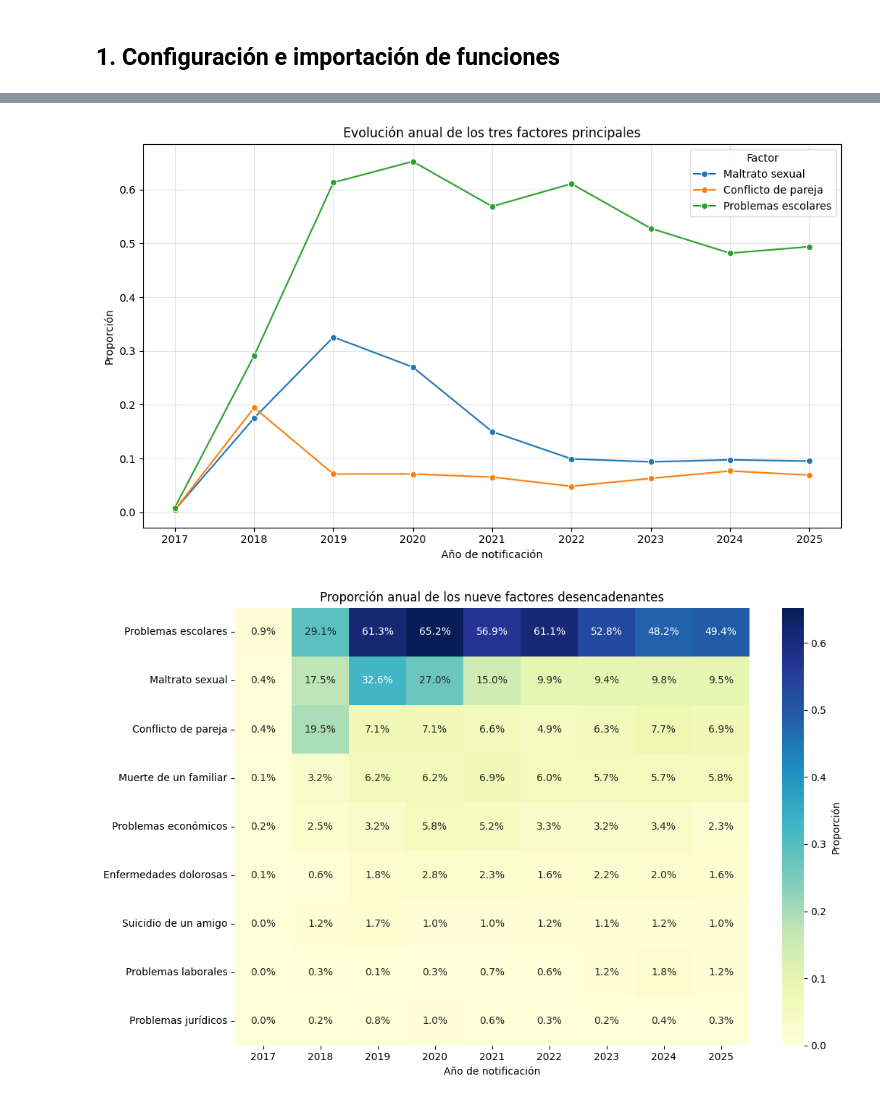
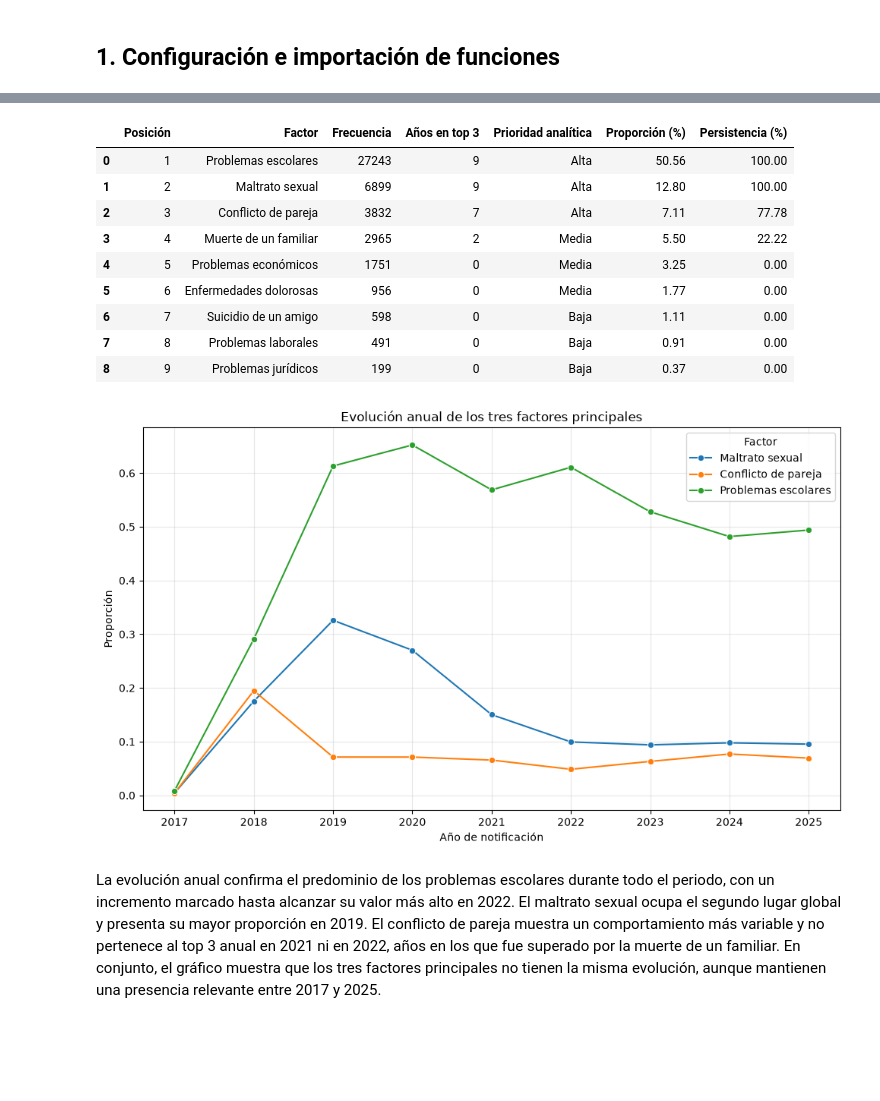
Before and after one commit to Pyate40/proyecto_analitica_datos, a Jupyter notebook: notebooks/analisis_factores_ideacion_suicida.ipynb, the cells around one changed output, grey strips where cells are left out. Drawn from its saved outputs; the diff is of its cells as text; code cells hidden in the pictures; blank space fills up the shorter version.

```diff
--- a/notebooks/analisis_factores_ideacion_suicida.ipynb
+++ b/notebooks/analisis_factores_ideacion_suicida.ipynb
@@ -83,24 +178,0 @@ Se calculan la frecuencia y proporción global, los resultados por año y los tr
-# %%
-resumen_global, resumen_anual, top3_anual = calcular_indicadores(datos_estudio)
-numero_anos = datos_estudio["ano_notificacion"].nunique()
-ranking = generar_ranking(resumen_global, top3_anual, numero_anos)
-
-print("Resumen global")
-resumen_global_mostrar = resumen_global.copy()
-resumen_global_mostrar["Proporción (%)"] = (resumen_global_mostrar.pop("Proporción") * 100).round(2)
-display(resumen_global_mostrar)
-
-print("Frecuencias anuales")
-tabla_frecuencias = resumen_anual.pivot(index="Año", columns="factor", values="Frecuencia")
-display(tabla_frecuencias)
-
-print("Top 3 de cada año")
-top3_mostrar = top3_anual[["Año", "Posición anual", "Factor", "Frecuencia", "Proporción"]].copy()
-top3_mostrar["Proporción (%)"] = (top3_mostrar.pop("Proporción") * 100).round(2)
-display(top3_mostrar)
-
-print("Ranking final")
-ranking_mostrar = ranking.drop(columns="factor").copy()
-ranking_mostrar["Proporción (%)"] = (ranking_mostrar.pop("Proporción") * 100).round(2)
-ranking_mostrar["Persistencia (%)"] = (ranking_mostrar.pop("Persistencia") * 100).round(2)
-display(ranking_mostrar)
@@ -186,8 +179,30 @@ grafico_ranking_global(ranking)
-# %%
-grafico_evolucion_top3(resumen_anual, factores_top3)
-# %% [output]
-[figure, removed]
-# %%
-grafico_mapa_calor_anual(resumen_anual)
-# %% [output]
-[figure, removed]
+# %%
+top3_anual = obtener_top3_anual(resumen_anual)
+numero_anos = ANO_FINAL - ANO_INICIAL + 1
+ranking = generar_ranking(resumen_global, top3_anual, numero_anos)
+
+ranking_mostrar = ranking.drop(columns="factor").copy()
+ranking_mostrar["Proporción (%)"] = (
+    ranking_mostrar.pop("Proporción") * 100
+).round(2)
+ranking_mostrar["Persistencia (%)"] = (
+    ranking_mostrar.pop("Persistencia") * 100
+).round(2)
+display(ranking_mostrar)
+
+factores_top3 = ranking.head(3)["factor"].tolist()
+grafico_evolucion_top3(resumen_anual, factores_top3)
+# %% [output]
+|  | Posición | Factor | Frecuencia | Años en top 3 | Prioridad analítica | Proporción (%) | Persistencia (%) |
+| 0 | 1 | Problemas escolares | 27243 | 9 | Alta | 50.56 | 100.00 |
+| 1 | 2 | Maltrato sexual | 6899 | 9 | Alta | 12.80 | 100.00 |
+| 2 | 3 | Conflicto de pareja | 3832 | 7 | Alta | 7.11 | 77.78 |
+| 3 | 4 | Muerte de un familiar | 2965 | 2 | Media | 5.50 | 22.22 |
+| 4 | 5 | Problemas económicos | 1751 | 0 | Media | 3.25 | 0.00 |
+| 5 | 6 | Enfermedades dolorosas | 956 | 0 | Media | 1.77 | 0.00 |
+| 6 | 7 | Suicidio de un amigo | 598 | 0 | Baja | 1.11 | 0.00 |
+| 7 | 8 | Problemas laborales | 491 | 0 | Baja | 0.91 | 0.00 |
+| 8 | 9 | Problemas jurídicos | 199 | 0 | Baja | 0.37 | 0.00 |
+[figure, added]
+# %% [markdown]
+La evolución anual confirma el predominio de los problemas escolares durante todo el periodo, con un incremento marcado hasta alcanzar su valor más alto en 2022. El maltrato sexual ocupa el segundo lugar global y presenta su mayor proporción en 2019. El conflicto de pareja muestra un comportamiento más variable y no pertenece al top 3 anual en 2021 ni en 2022, años en los que fue superado por la muerte de un familiar. En conjunto, el gráfico muestra que los tres factores principales no tienen la misma evolución, aunque mantienen una presencia relevante entre 2017 y 2025.
```
Also changed, not shown: parts of 26 cells of this notebook.
